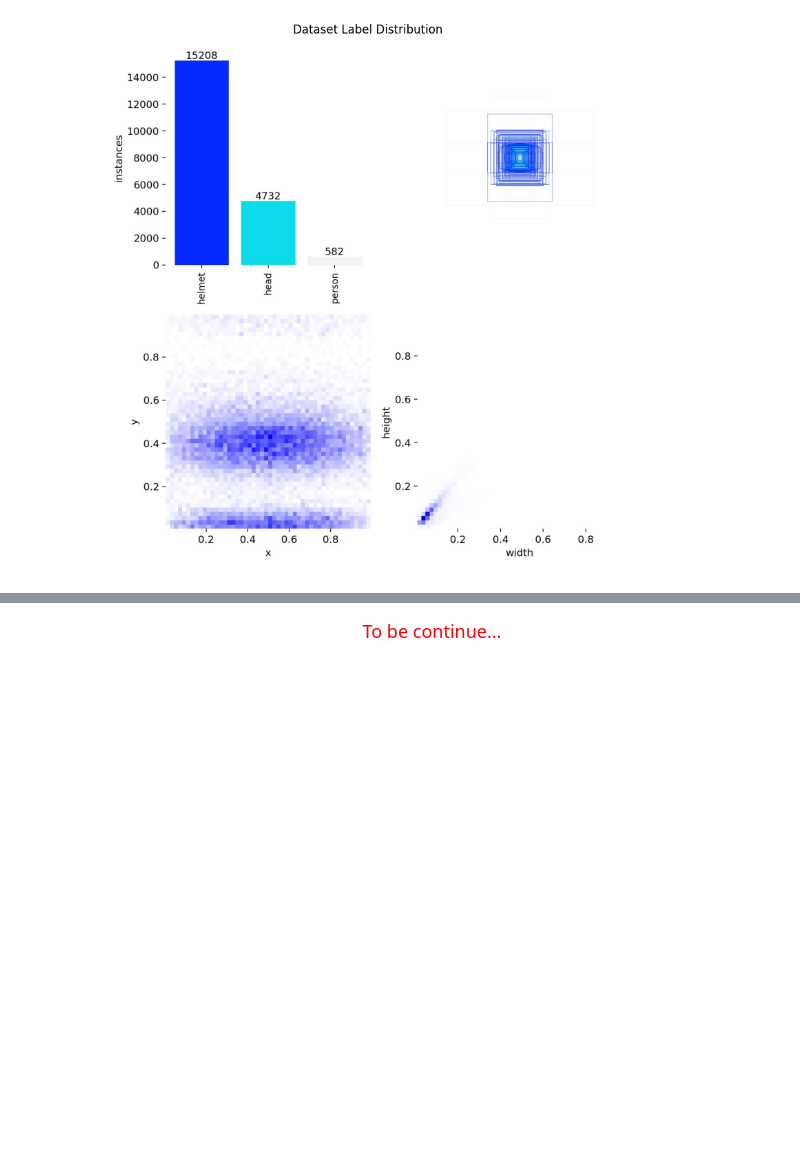
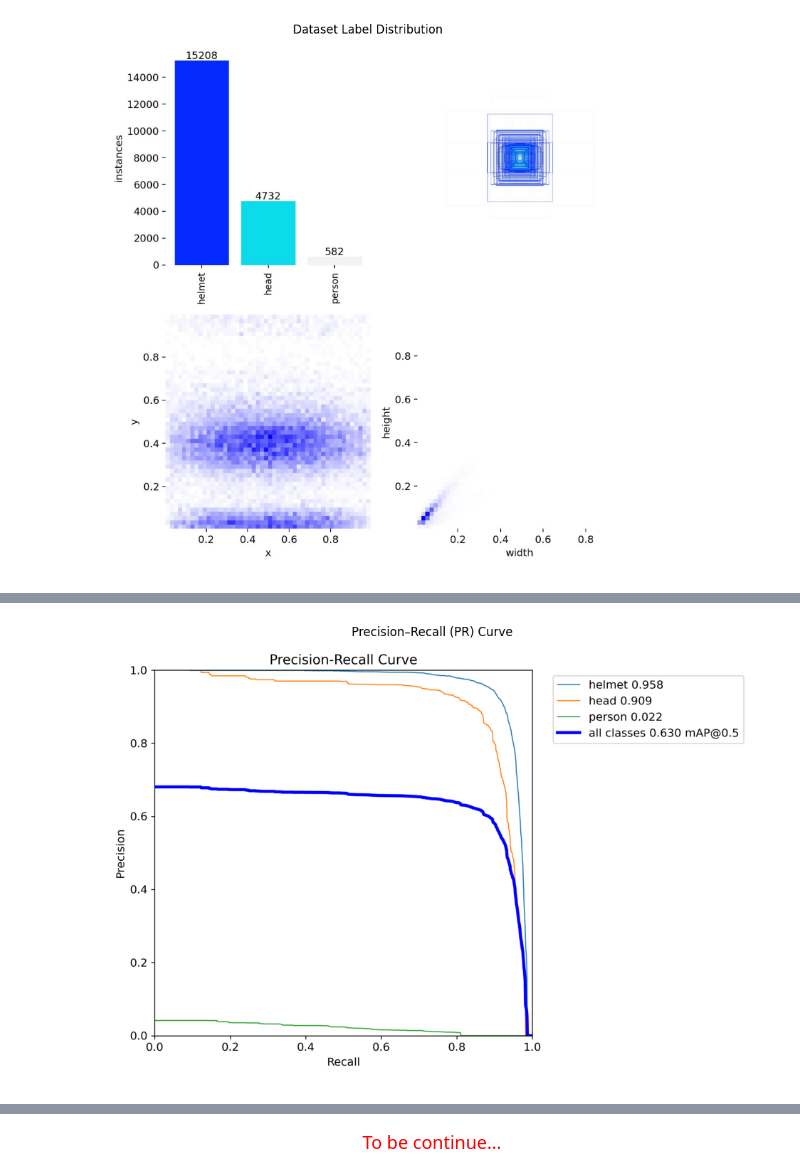
Before and after one commit to mrafraim/Deep-Learning-Specialization, a Jupyter notebook: dl-day-59-fine-tuning-a-pretrained-yolo-model.ipynb, the cells around one changed output, grey strips where cells are left out. Cells and saved outputs as stored; diff of their text form; code cells hidden in the pictures; blank space fills up the shorter version.

```diff
--- a/dl-day-59-fine-tuning-a-pretrained-yolo-model.ipynb
+++ b/dl-day-59-fine-tuning-a-pretrained-yolo-model.ipynb
@@ -987,0 +1014,15 @@ plt.show()
+# %%
+from PIL import Image
+import matplotlib.pyplot as plt
+
+pr_curve_path = "/kaggle/working/runs/detect/HardHat_Project/YOLOv8_Finetuning/BoxPR_curve.png"
+
+img = Image.open(pr_curve_path)
+
+plt.figure(figsize=(12, 8))
+plt.imshow(img)
+plt.axis("off")
+plt.title("Precision–Recall (PR) Curve")
+plt.show()
+# %% [output]
+[figure, added]
```
Also changed, not shown: parts of 14 cells of this notebook.
